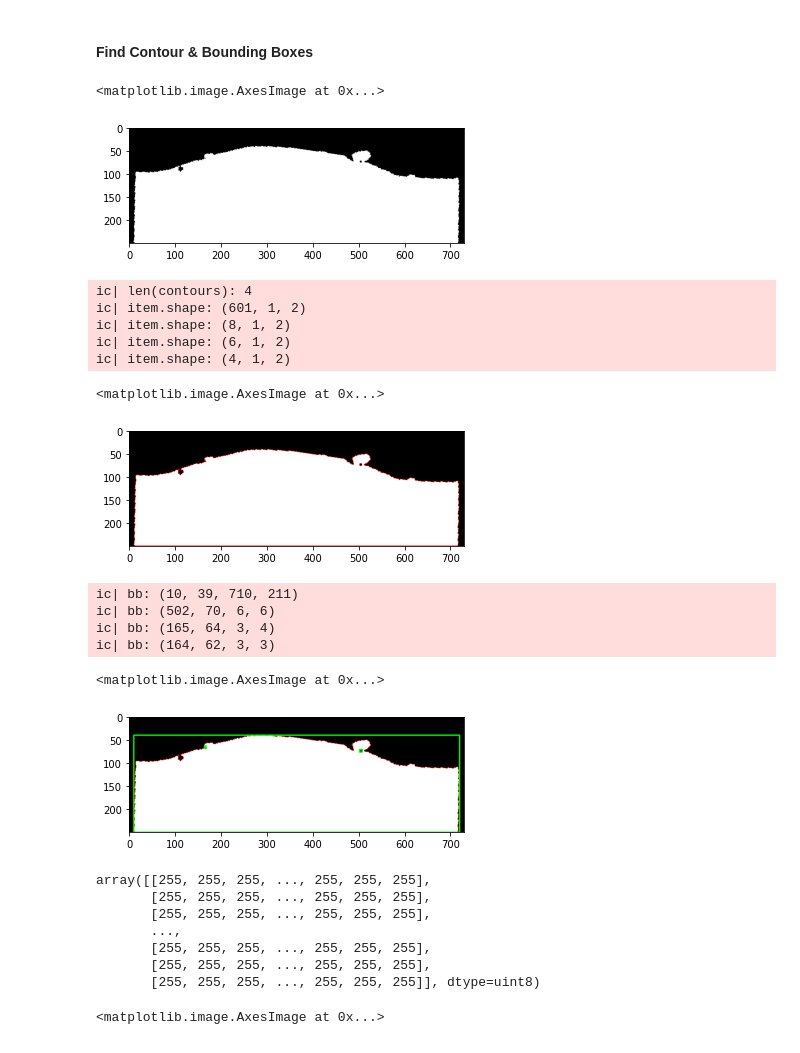
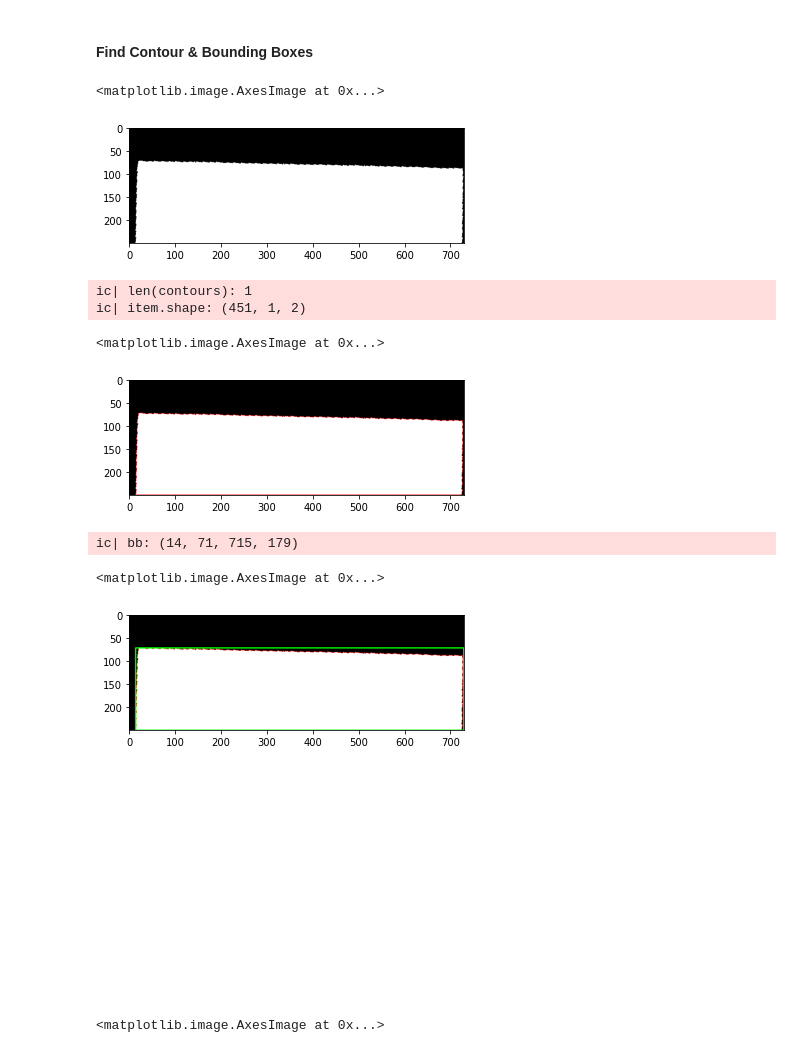
Before and after one commit to Xiaoyang-Song/DCCA-Image-Spectrum-Matching, a Jupyter notebook: image_processing/image_processing.ipynb, the cells around one changed output. Cells and saved outputs as stored; diff of their text form; code cells hidden in the pictures.

```diff
--- a/image_processing/image_processing.ipynb
+++ b/image_processing/image_processing.ipynb
@@ -105,15 +105,15 @@ assert len(os.listdir("../Data/processed/")) == len(image_addr_list)
 # %%
 path = "../Data/processed/"
 image_addr_list = os.listdir(path)
-sample_addr = image_addr_list[250]
+sample_addr = image_addr_list[0]
 full_path = os.path.join(path, sample_addr)
 imgobj = Image.open(full_path).convert('RGB')
 # Show original images
 raw_img = np.asarray(imgobj)
 plt.imshow(raw_img)
 # %% [output]
 <matplotlib.image.AxesImage at 0x...>
-[figure, old version]
+[figure, new version]
 # %%
 import cv2 as cv
 img0 = cv.cvtColor(raw_img,cv.COLOR_BGR2GRAY)
@@ -126,13 +126,10 @@ for item in contours:
 contour_img = Image.fromarray(cv.drawContours(raw_img, contours,-1,(255,0,0),1))
 plt.imshow(contour_img)
 # %% [output]
-ic| len(contours): 4
-ic| item.shape: (601, 1, 2)
-ic| item.shape: (8, 1, 2)
-ic| item.shape: (6, 1, 2)
-ic| item.shape: (4, 1, 2)
+ic| len(contours): 1
+ic| item.shape: (451, 1, 2)
 <matplotlib.image.AxesImage at 0x...>
-[figure, old version]
+[figure, new version]
 # %%
 p = []
 for item in contours:
@@ -143,23 +140,14 @@ for item in contours:
 # Plot
 plt.imshow(raw_img)
 # %% [output]
-ic| bb: (10, 39, 710, 211)
-ic| bb: (502, 70, 6, 6)
-ic| bb: (165, 64, 3, 4)
-ic| bb: (164, 62, 3, 3)
+ic| bb: (14, 71, 715, 179)
 <matplotlib.image.AxesImage at 0x...>
-[figure, old version]
+[figure, new version]
 # %%
 mask = np.ones(raw_img.shape[:2],dtype=np.uint8) * 255
-cv.drawContours(mask, [contours[1]], -1, (0,255,255), -1)
+Image.fromarray(cv.drawContours(mask, [], -1, (0,255,255), -1))
 # %% [output]
-array([[255, 255, 255, ..., 255, 255, 255],
-       [255, 255, 255, ..., 255, 255, 255],
-       [255, 255, 255, ..., 255, 255, 255],
-       ...,
-       [255, 255, 255, ..., 255, 255, 255],
-       [255, 255, 255, ..., 255, 255, 255],
-       [255, 255, 255, ..., 255, 255, 255]], dtype=uint8)
+[figure, added]
 # %%
 plt.imshow(cv.drawContours(mask, [contours[1], contours[2], contours[3]], -1, (0,255,255), -1),'gray')
 # %% [output]
```
Also changed, not shown: parts of 3 cells of this notebook.
